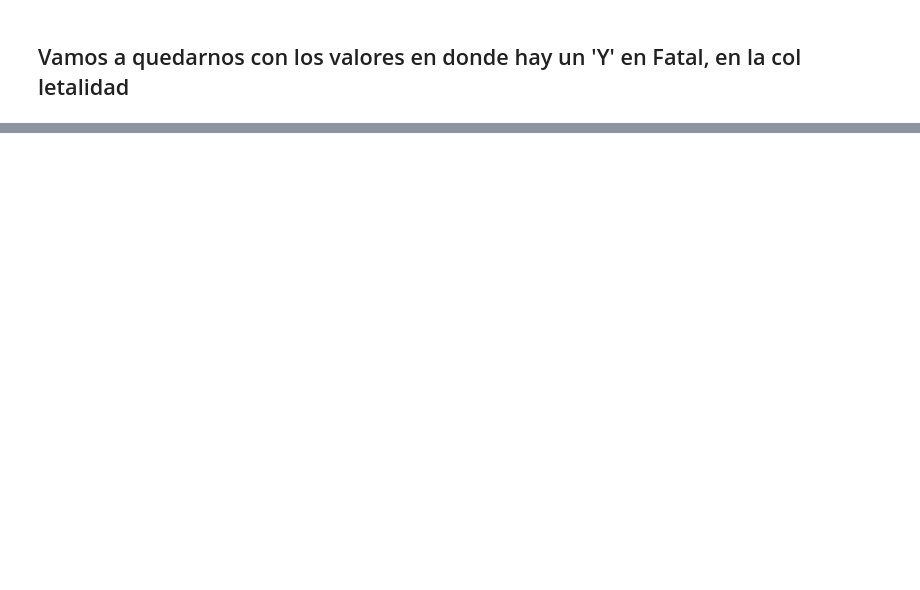
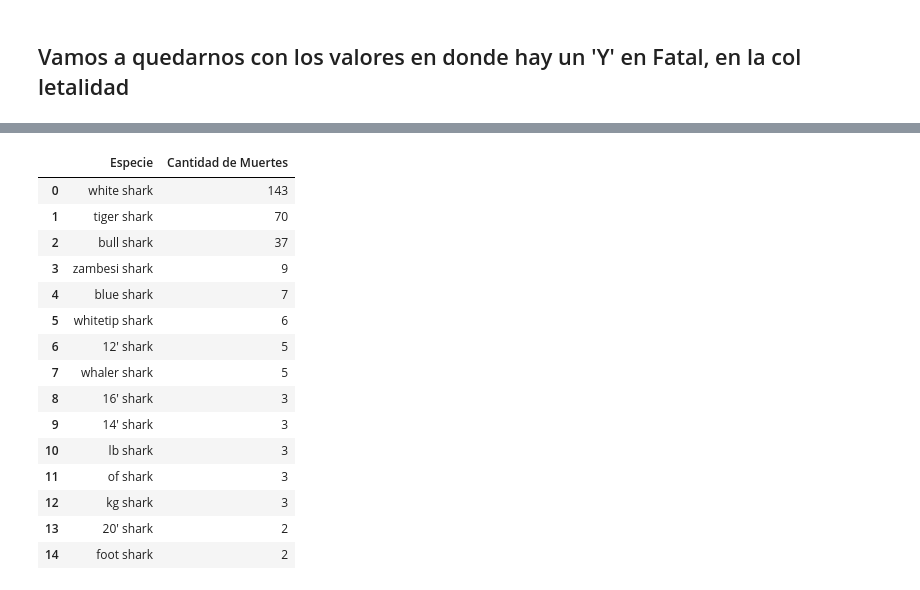
Before and after one commit to JulianTrufero/shark-data-cleaning, a Jupyter notebook: Cleaning.ipynb, the cells around one changed output, grey strips where cells are left out. Cells and saved outputs as stored; diff of their text form; code cells hidden in the pictures; blank space fills up the shorter version.

```diff
--- a/Cleaning.ipynb
+++ b/Cleaning.ipynb
@@ -220 +206,3 @@ def letalidad(x):
+# %%
+sdf2.drop(columns=['Injury'], inplace=True)
 # %%
@@ -247,0 +224,19 @@ sdf2.shape
+# %%
+letal2.head(15)
+# %% [output]
+|  | Especie | Cantidad de Muertes |
+| 0 | white shark | 143 |
+| 1 | tiger shark | 70 |
+| 2 | bull shark | 37 |
+| 3 | zambesi shark | 9 |
+| 4 | blue shark | 7 |
+| 5 | whitetip shark | 6 |
+| 6 | 12' shark | 5 |
+| 7 | whaler shark | 5 |
+| 8 | 16' shark | 3 |
+| 9 | 14' shark | 3 |
+| 10 | lb shark | 3 |
+| 11 | of shark | 3 |
+| 12 | kg shark | 3 |
+| 13 | 20' shark | 2 |
+| 14 | foot shark | 2 |
```
Also changed, not shown: parts of 20 cells of this notebook, 2 other files.
